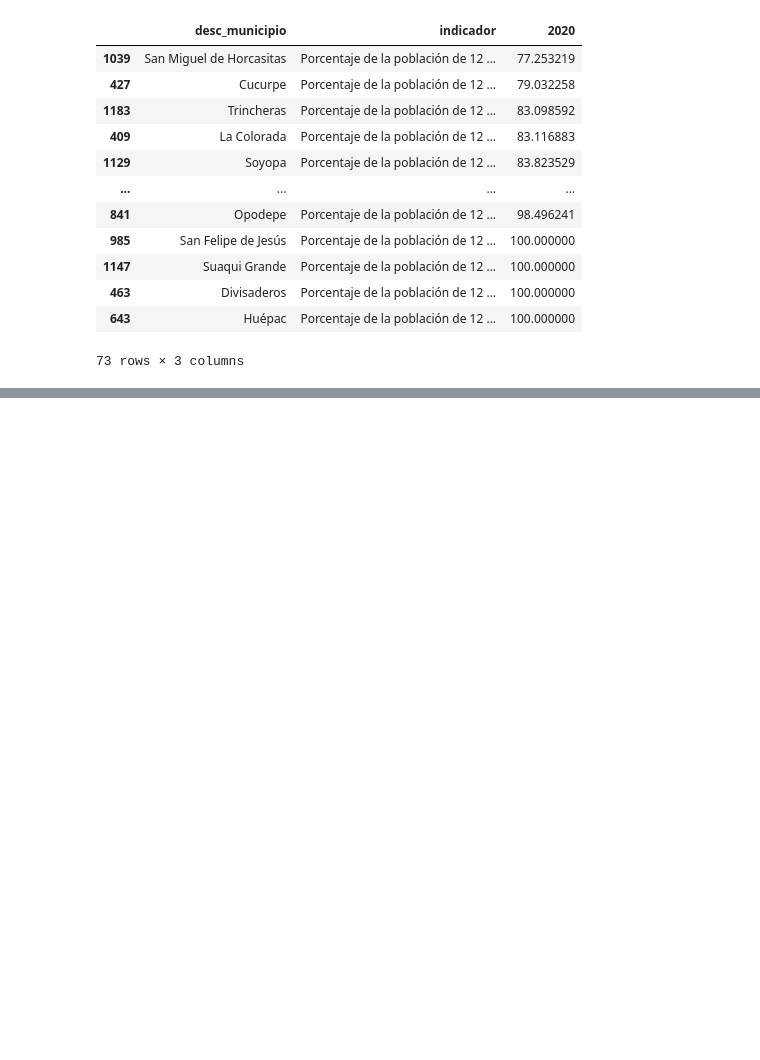
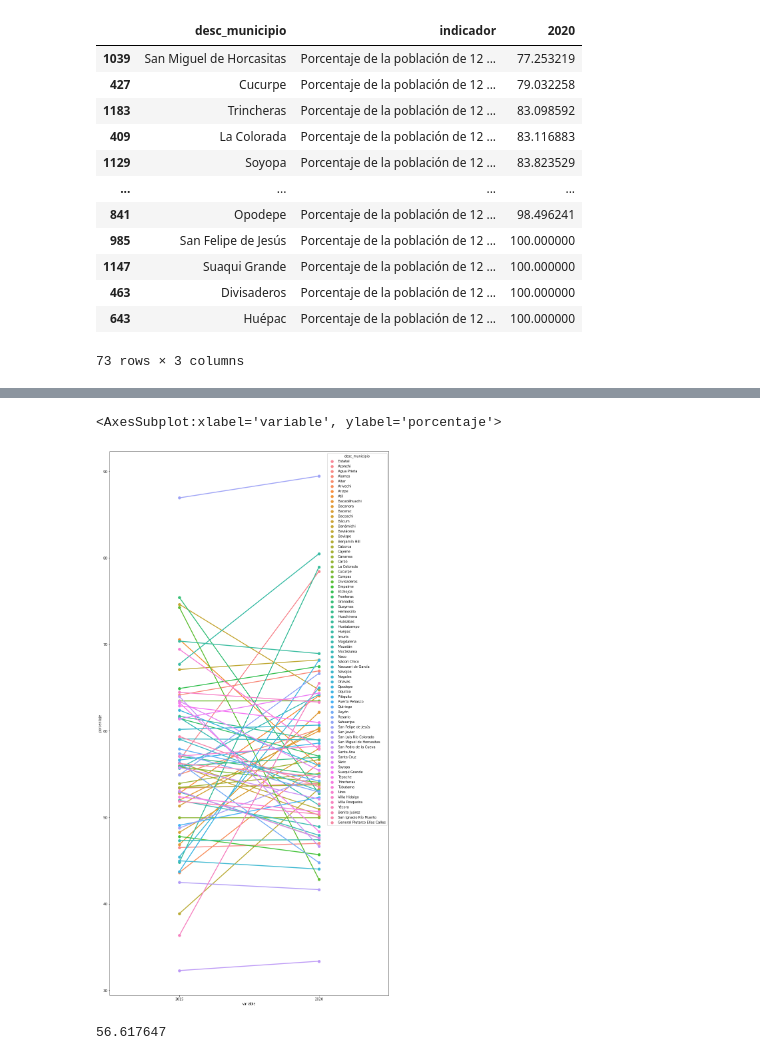
Before and after one commit to ibsanmorales/data_sonora_buqui, a Jupyter notebook: notebooks/inegi_educacion.ipynb, the cells around one changed output, grey strips where cells are left out. Cells and saved outputs as stored; diff of their text form; code cells hidden in the pictures; blank space fills up the shorter version.

Commit message:
pendiente slopegraph en inegi_educacion

```diff
--- a/notebooks/inegi_educacion.ipynb
+++ b/notebooks/inegi_educacion.ipynb
@@ -47,7 +47,7 @@ lista_indicadores = ['Población de 5 años y más que asiste a la escuela',
                     'Razón entre niñas y niños en la enseñanza primaria',
 ]
 # %%
-educacion_data = educacion_data[educacion_data['indicador'].isin(lista_indicadores)].copy()
+educacion_data = educacion_data_raw[educacion_data_raw['indicador'].isin(lista_indicadores)].copy()
 # %%
 educacion_data.head()
 # %% [output]
@@ -161,0 +164,6 @@ fig.show()
+# %%
+educacion_comparativa = educacion_data[['desc_municipio', 'indicador', '2015','2020']].copy()
+educacion_comparativa['2']
+educacion_comparativa['2015'] = educacion_comparativa['2015'].astype('float')
+educacion_comparativa['2020'] = educacion_comparativa['2020'].astype('float')
+educacion_comparativa.head()
@@ -161,0 +172,2 @@ fig.show()
+# %%
+educacion_comparativa['delta'] = educacion_comparativa['2020'] - educacion_comparativa['2015']
@@ -161,0 +197,10 @@ fig.show()
+# %%
+import plotly.graph_objects as go
+dff = educacion_comparativa[educacion_comparativa['indicador'] == 'Porcentaje de la población de 3 a 5 años que asiste a la escuela']
+dff = pd.melt(dff, id_vars='desc_municipio', value_vars=['2015','2020'], value_name='porcentaje')
+
+fig = go.Figure(go.Scatter(x=dff.variable, y=dff.porcentaje, mode='lines+markers+text',
+                           text=['start', 'end'], textposition=['middle left', 'middle right']))
+fig.add_shape(type='line', x0=2020, x1=2020, y0=0, y1=1, xref='x', yref='paper')
+fig.add_shape(type='line', x0=2015, x1=2015, y0=0, y1=1, xref='x', yref='paper')
+fig.show()
@@ -161,0 +220,12 @@ fig.show()
+# %%
+import seaborn as sns
+plt.figure(figsize=(15,30))
+
+sns.pointplot(x="variable", y="porcentaje", data=dff, hue = 'desc_municipio', )
+# %% [output]
+<AxesSubplot:xlabel='variable', ylabel='porcentaje'>
+[figure, added]
+# %%
+dff[dff['desc_municipio'] == 'Aconchi']['porcentaje'].iloc[0]
+# %% [output]
+56.617647
```
Also changed, not shown: parts of 10 cells of this notebook.
